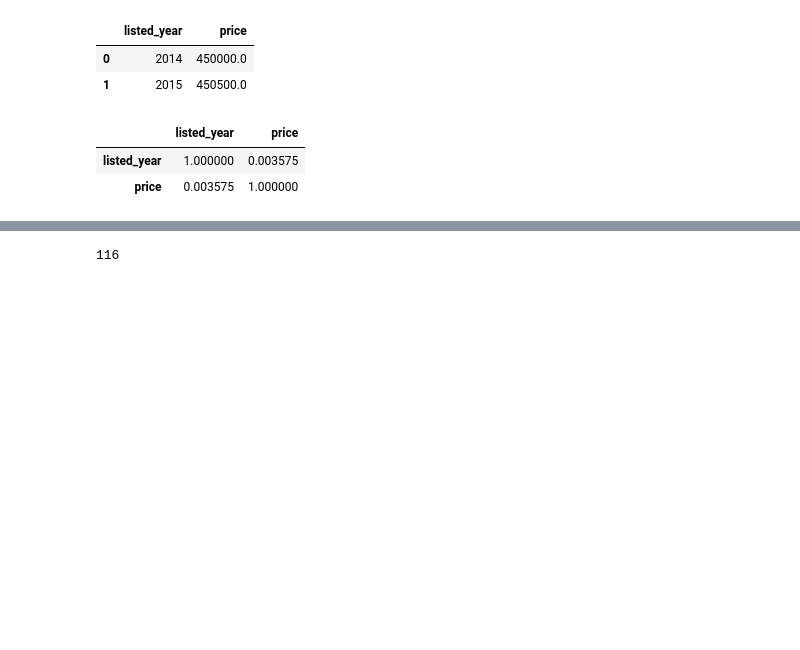
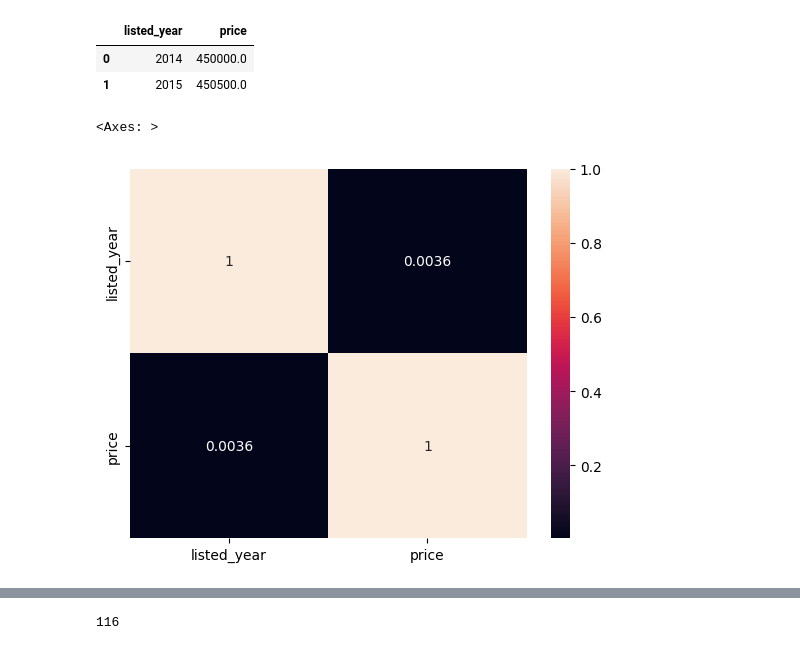
Before and after one commit to atharvadhumal03/HousingPrice-Prediction-MultipleRegression-Analysis, a Jupyter notebook: HousingPricePrediction_MLR.ipynb, the cells around one changed output, grey strips where cells are left out. Saved outputs shown, nothing was run; the diff lists cells and outputs as text; code cells hidden in the pictures; blank space fills up the shorter version.

```diff
--- a/HousingPricePrediction_MLR.ipynb
+++ b/HousingPricePrediction_MLR.ipynb
@@ -143,8 +143,7 @@ df.groupby('listed_year', as_index=False)['price'].median()
 | 0 | 2014 | 450000.0 |
 | 1 | 2015 | 450500.0 |
 # %%
-df[['listed_year', 'price']].corr()
+sns.heatmap(df[['listed_year', 'price']].corr(), annot=True)
 # %% [output]
-|  | listed_year | price |
-| listed_year | 1.000000 | 0.003575 |
-| price | 0.003575 | 1.000000 |
+<Axes: >
+[figure, added]
```
Also changed, not shown: parts of 6 cells of this notebook.
